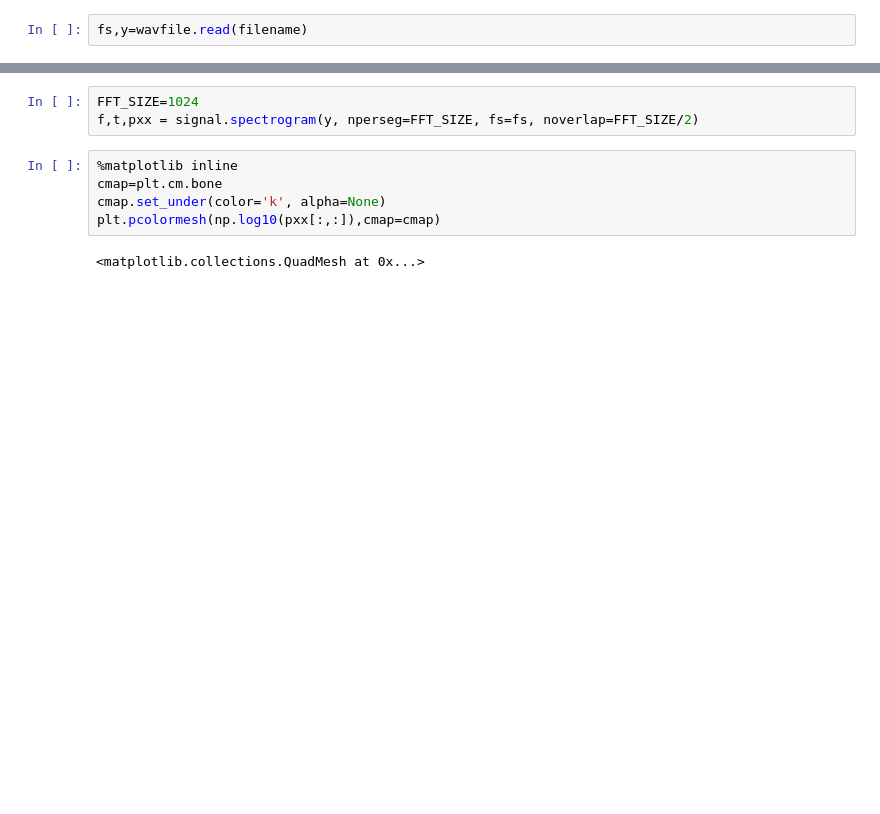
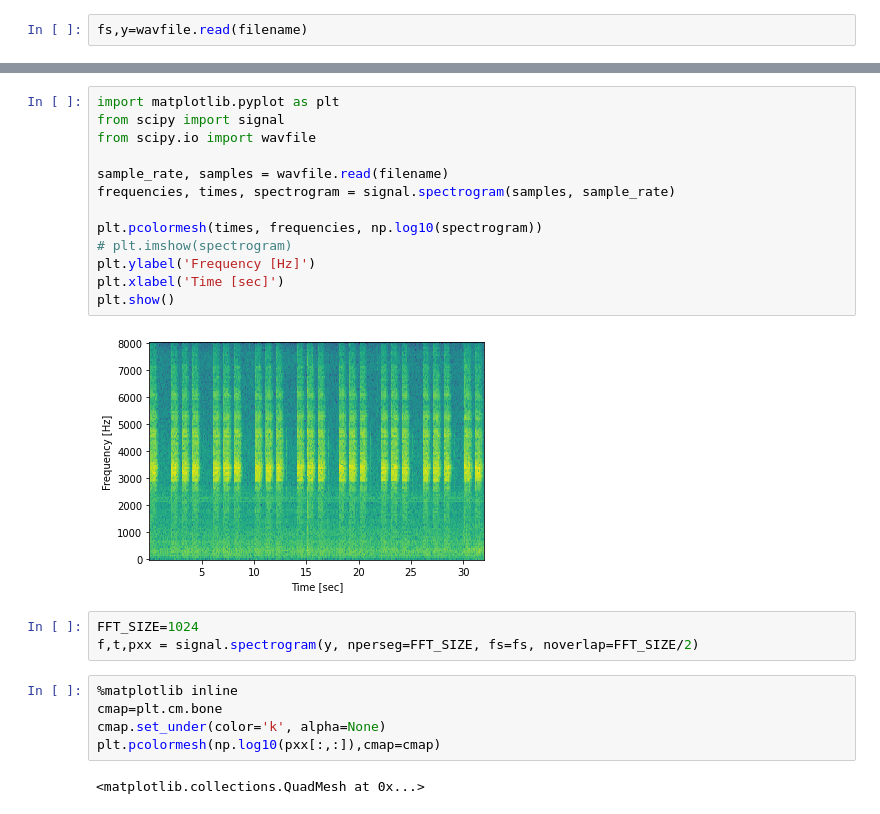
Before and after one commit to mickidymick/machine_learning, a Jupyter notebook: Assignment_2/Audio_read_and_spectrogram.ipynb, the cells around one changed output, grey strips where cells are left out. Saved outputs shown, nothing was run; the diff lists cells and outputs as text; blank space fills up the shorter version.

```diff
--- a/Assignment_2/Audio_read_and_spectrogram.ipynb
+++ b/Assignment_2/Audio_read_and_spectrogram.ipynb
@@ -18,3 +18,18 @@ y.shape
+# %%
+import matplotlib.pyplot as plt
+from scipy import signal
+from scipy.io import wavfile
+
+sample_rate, samples = wavfile.read(filename)
+frequencies, times, spectrogram = signal.spectrogram(samples, sample_rate)
+
+plt.pcolormesh(times, frequencies, np.log10(spectrogram))
+# plt.imshow(spectrogram)
+plt.ylabel('Frequency [Hz]')
+plt.xlabel('Time [sec]')
+plt.show()
+# %% [output]
+[figure, added]
 # %%
 FFT_SIZE=1024
 f,t,pxx = signal.spectrogram(y, nperseg=FFT_SIZE, fs=fs, noverlap=FFT_SIZE/2)
```
Also changed, not shown: parts of 3 cells of this notebook, 6 other files.
